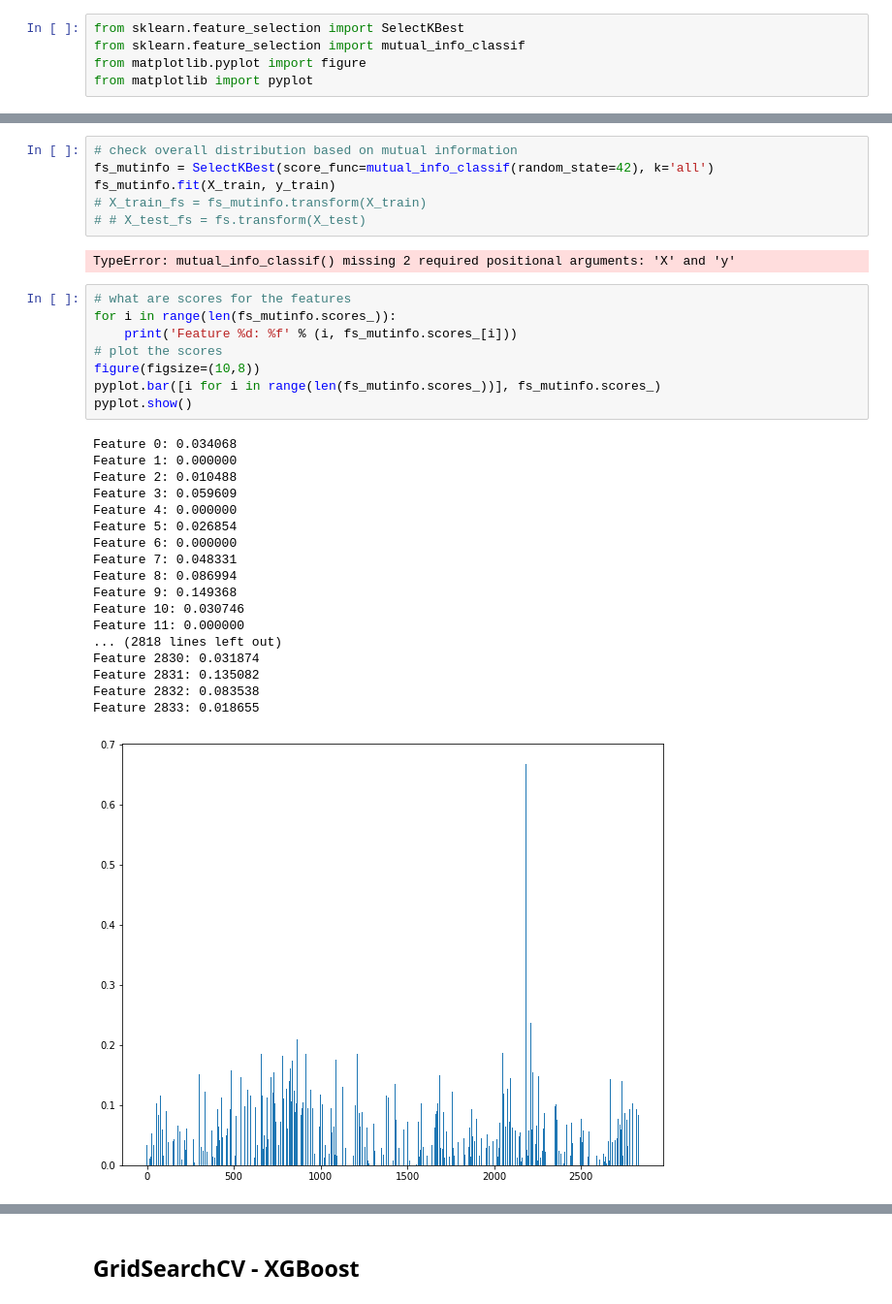
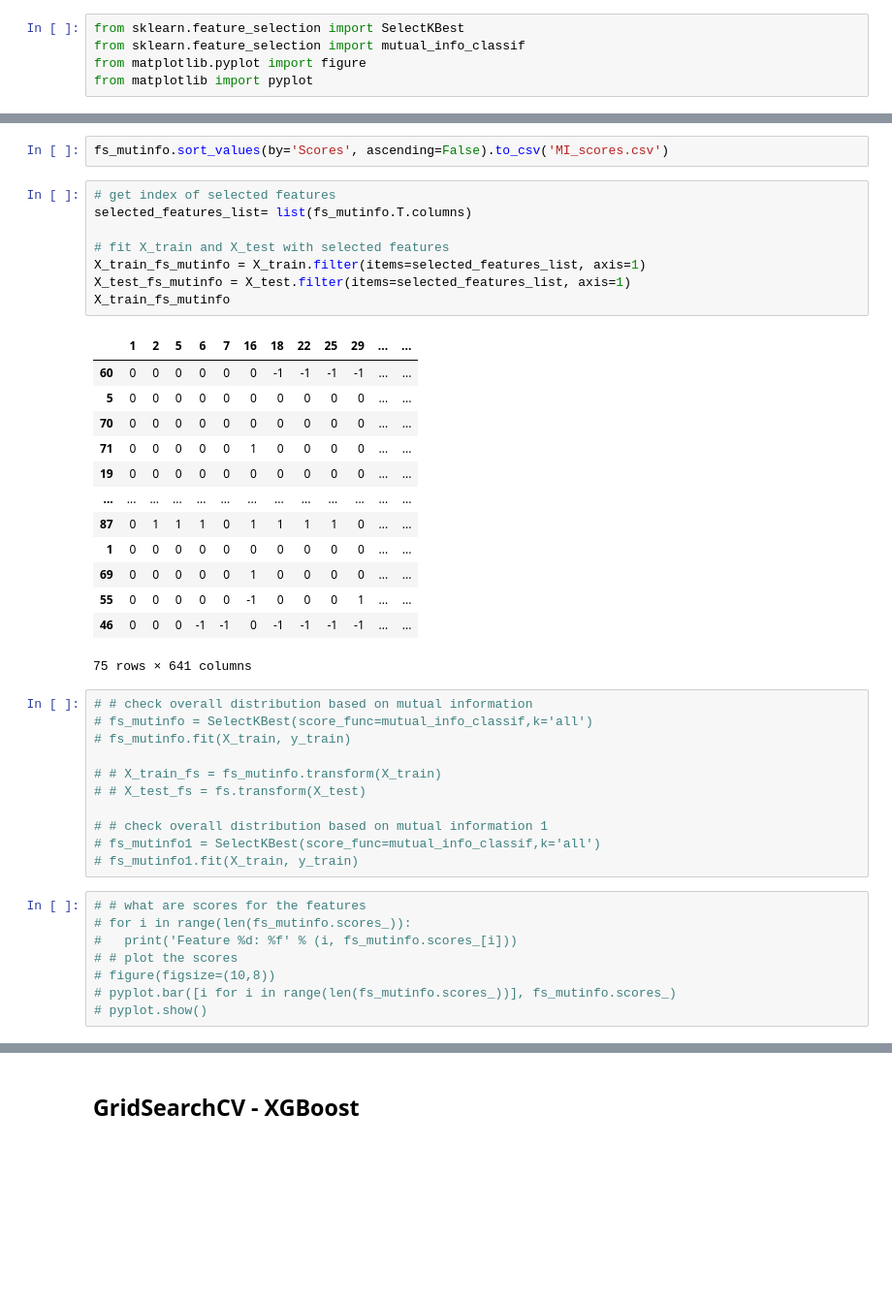
Before and after one commit to aaronyhsl/B4TM2022, a Jupyter notebook: src/feature_selections.ipynb, the cells around one changed output, grey strips where cells are left out. Shown at 97% size. Cells and saved outputs as stored; diff of their text form; blank space fills up the shorter version.

```diff
--- a/src/feature_selections.ipynb
+++ b/src/feature_selections.ipynb
@@ -443,36 +535,44 @@ from matplotlib import pyplot
+# %%
+fs_mutinfo.sort_values(by='Scores', ascending=False).to_csv('MI_scores.csv')
+# %%
+# get index of selected features
+selected_features_list= list(fs_mutinfo.T.columns)
+
+# fit X_train and X_test with selected features
+X_train_fs_mutinfo = X_train.filter(items=selected_features_list, axis=1)
+X_test_fs_mutinfo = X_test.filter(items=selected_features_list, axis=1)
+X_train_fs_mutinfo
+# %% [output]
+|  | 1 | 2 | 5 | 6 | 7 | 16 | 18 | 22 | 25 | 29 | ... | ... |
+| 60 | 0 | 0 | 0 | 0 | 0 | 0 | -1 | -1 | -1 | -1 | ... | ... |
+| 5 | 0 | 0 | 0 | 0 | 0 | 0 | 0 | 0 | 0 | 0 | ... | ... |
+| 70 | 0 | 0 | 0 | 0 | 0 | 0 | 0 | 0 | 0 | 0 | ... | ... |
+| 71 | 0 | 0 | 0 | 0 | 0 | 1 | 0 | 0 | 0 | 0 | ... | ... |
+| 19 | 0 | 0 | 0 | 0 | 0 | 0 | 0 | 0 | 0 | 0 | ... | ... |
+| ... | ... | ... | ... | ... | ... | ... | ... | ... | ... | ... | ... | ... |
+| 87 | 0 | 1 | 1 | 1 | 0 | 1 | 1 | 1 | 1 | 0 | ... | ... |
+| 1 | 0 | 0 | 0 | 0 | 0 | 0 | 0 | 0 | 0 | 0 | ... | ... |
+| 69 | 0 | 0 | 0 | 0 | 0 | 1 | 0 | 0 | 0 | 0 | ... | ... |
+| 55 | 0 | 0 | 0 | 0 | 0 | -1 | 0 | 0 | 0 | 1 | ... | ... |
+| 46 | 0 | 0 | 0 | -1 | -1 | 0 | -1 | -1 | -1 | -1 | ... | ... |
+75 rows × 641 columns
 # %%
-# check overall distribution based on mutual information
-fs_mutinfo = SelectKBest(score_func=mutual_info_classif(random_state=42), k='all')
-fs_mutinfo.fit(X_train, y_train)
-# X_train_fs = fs_mutinfo.transform(X_train)
+# # check overall distribution based on mutual information
+# fs_mutinfo = SelectKBest(score_func=mutual_info_classif,k='all')
+# fs_mutinfo.fit(X_train, y_train)
+
+# # X_train_fs = fs_mutinfo.transform(X_train)
 # # X_test_fs = fs.transform(X_test)
+
+# # check overall distribution based on mutual information 1
+# fs_mutinfo1 = SelectKBest(score_func=mutual_info_classif,k='all')
+# fs_mutinfo1.fit(X_train, y_train)
-# %% [output]
-TypeError: mutual_info_classif() missing 2 required positional arguments: 'X' and 'y'
 # %%
-# what are scores for the features
-for i in range(len(fs_mutinfo.scores_)):
-	print('Feature %d: %f' % (i, fs_mutinfo.scores_[i]))
-# plot the scores
-figure(figsize=(10,8))
-pyplot.bar([i for i in range(len(fs_mutinfo.scores_))], fs_mutinfo.scores_)
-pyplot.show()
+# # what are scores for the features
+# for i in range(len(fs_mutinfo.scores_)):
+# 	print('Feature %d: %f' % (i, fs_mutinfo.scores_[i]))
+# # plot the scores
+# figure(figsize=(10,8))
+# pyplot.bar([i for i in range(len(fs_mutinfo.scores_))], fs_mutinfo.scores_)
+# pyplot.show()
-# %% [output]
-Feature 0: 0.034068
-Feature 1: 0.000000
-Feature 2: 0.010488
-Feature 3: 0.059609
-Feature 4: 0.000000
-Feature 5: 0.026854
-Feature 6: 0.000000
-Feature 7: 0.048331
-Feature 8: 0.086994
-Feature 9: 0.149368
-Feature 10: 0.030746
-Feature 11: 0.000000
-... (2818 lines left out)
-Feature 2830: 0.031874
-Feature 2831: 0.135082
-Feature 2832: 0.083538
-Feature 2833: 0.018655
-[figure, removed]
 # %%
```
Also changed, not shown: parts of 27 cells of this notebook, 1 other file.
